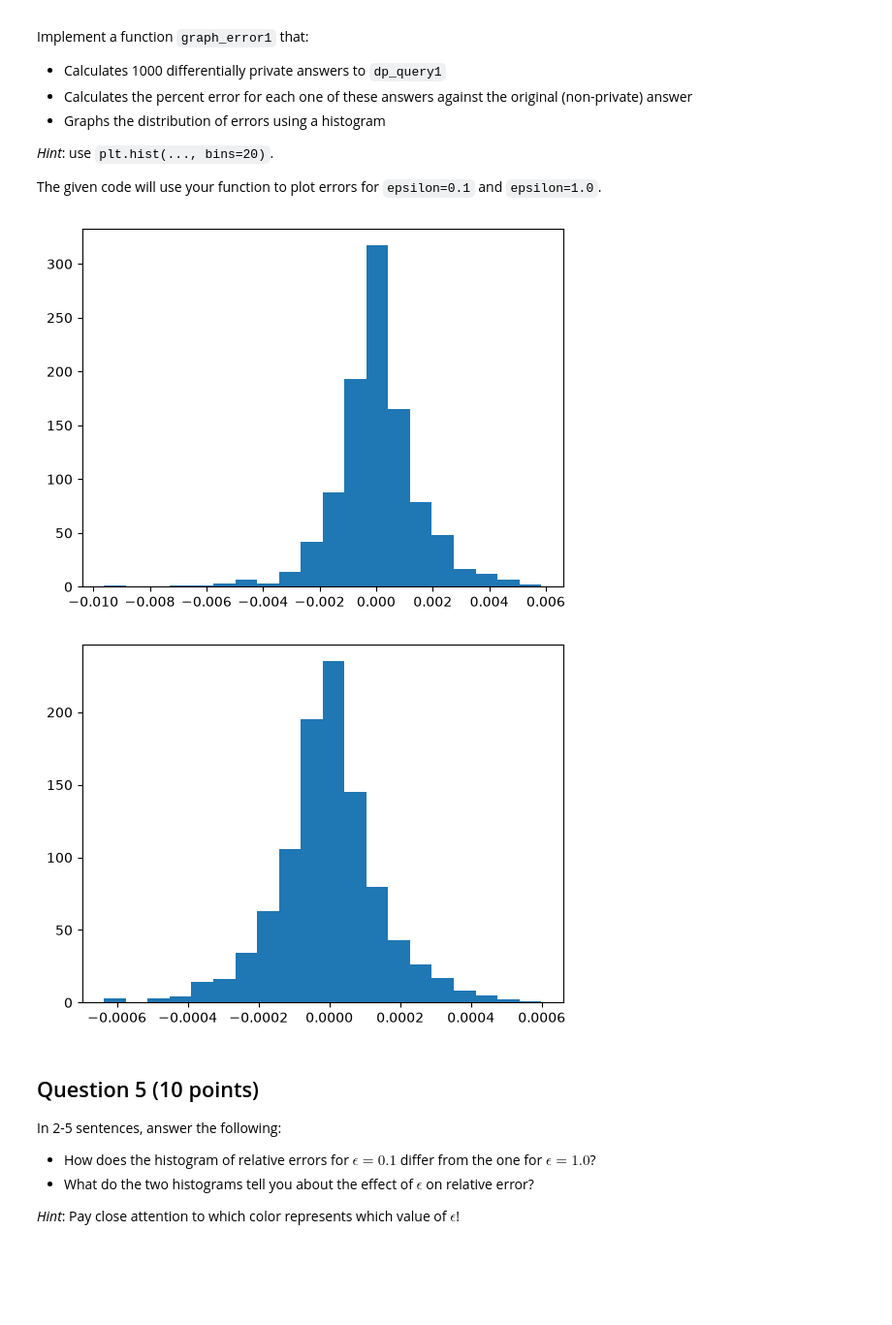
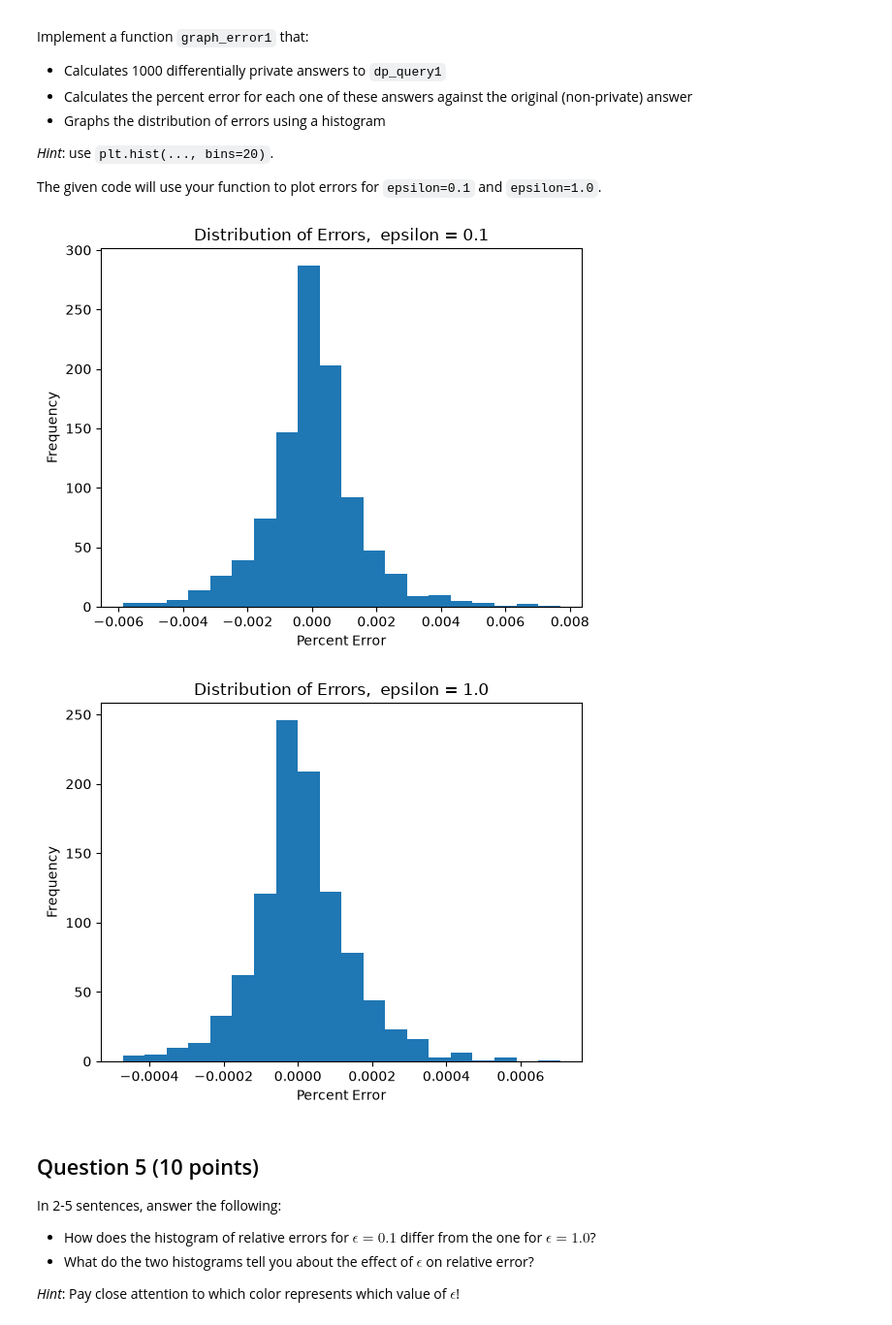
Before and after one commit to jonasgordonhemmett-tech/cs3110-data-privacy, a Jupyter notebook: homework/CS3110_HW_3.ipynb, the cells around one changed output. Shown at 97% size. Saved outputs shown, nothing was run; the diff lists cells and outputs as text; code cells hidden in the pictures; blank space fills up the shorter version.

```diff
--- a/homework/CS3110_HW_3.ipynb
+++ b/homework/CS3110_HW_3.ipynb
@@ -86,18 +86,21 @@ def pct_error(orig, priv):
 # %%
 def graph_error1(epsilon):
     num_queries = 1000
     answer = query1()
     diff= pd.Series((answer - dp_query1(epsilon)) / answer for _ in range(num_queries))
     plt.hist(diff, bins=20)
+    plt.xlabel("Percent Error")
+    plt.ylabel("Frequency")
+    plt.title(f"Distribution of Errors,  epsilon = {epsilon}")
     plt.show()
 
 
 
 graph_error1(0.1)
 graph_error1(1.0)
 # %% [output]
-[figure, old version]
+[figure, new version]
-[figure, old version]
+[figure, new version]
 # %%
 error_spec = 100.0 * np.abs(np.random.laplace(loc=0, scale=1, size=1000)) / query1()
 
```
